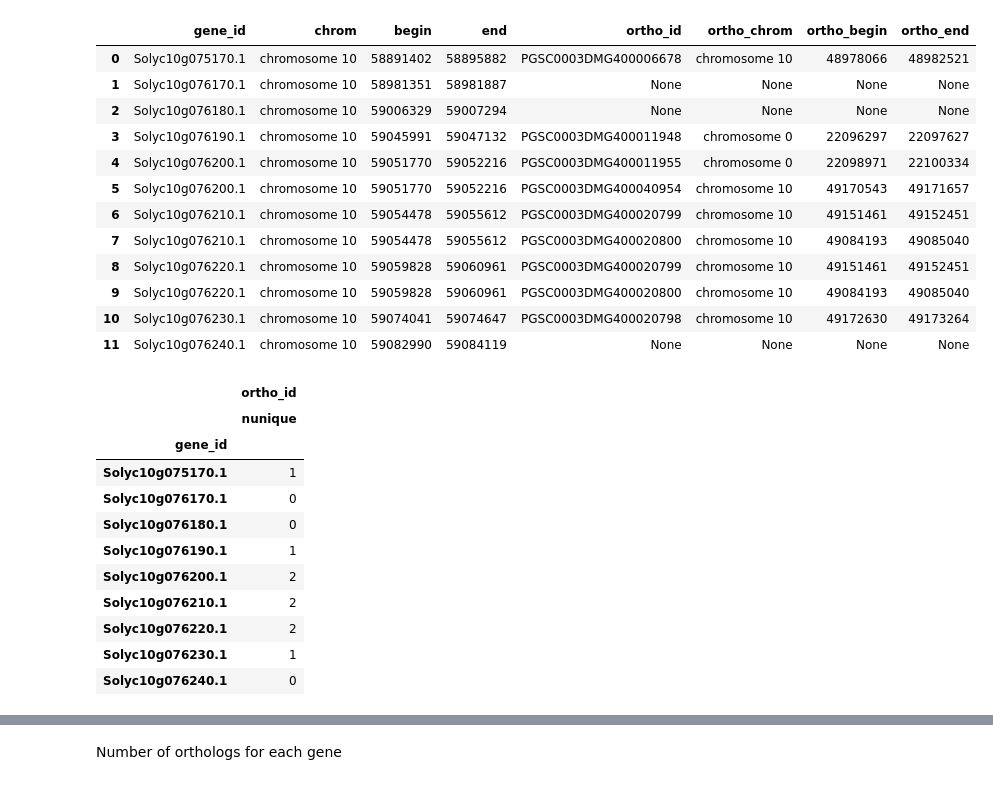
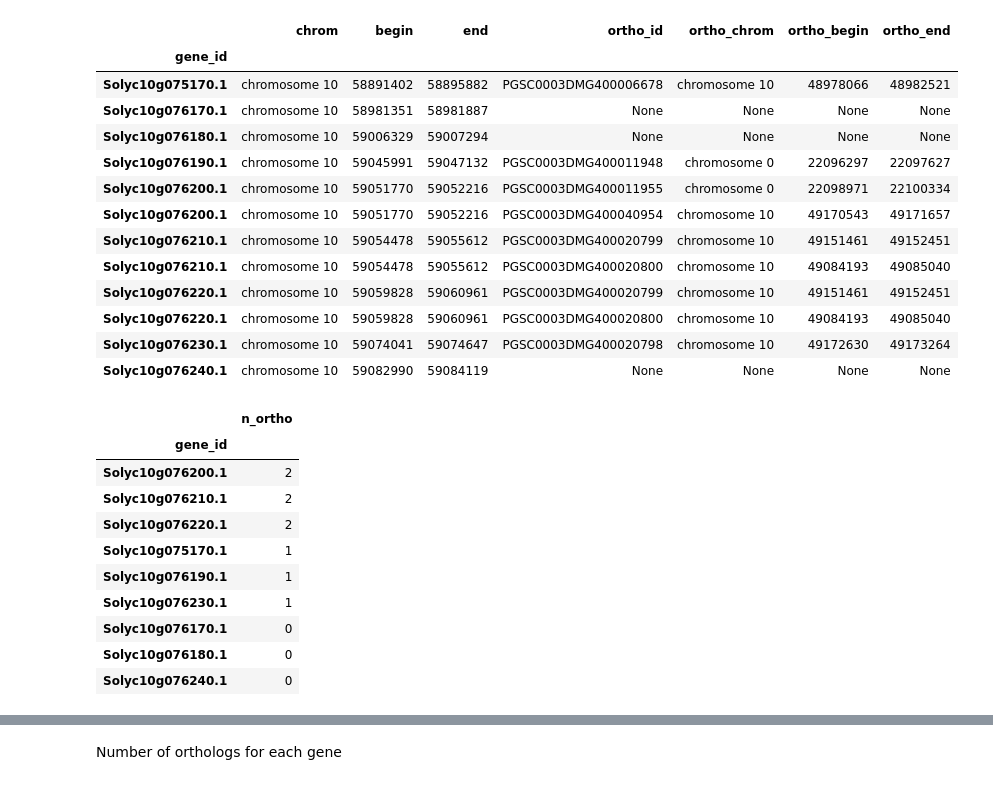
Before and after one commit to candYgene/notebooks, a Jupyter notebook: jupyter/QTL_fruitshape_orthologs.ipynb, the cells around one changed output, grey strips where cells are left out. Saved outputs shown, nothing was run; the diff lists cells and outputs as text; code cells hidden in the pictures.

Commit message:
Clean-up: list candidate genes and their orthologs in tomato/potato.

```diff
--- a/jupyter/QTL_fruitshape_orthologs.ipynb
+++ b/jupyter/QTL_fruitshape_orthologs.ipynb
@@ -54,7 +62,7 @@ genes
 # %%
 # compute QTL interval given the start/end positions of the delineating genes
 pos = pd.concat([genes['begin_pos'], genes['end_pos']]).describe()
-interval = dict(chrom=genes['chrom'].unique()[0],
-                taxon_id=int(genes['taxon_id'].unique()[0]),
-                begin=int(pos['min']),
-                end=int(pos['max']))
+qtl_interval = dict(chrom=genes['chrom'].unique()[0],
+                    taxon_id=int(genes['taxon_id'].unique()[0]),
+                    begin=int(pos['min']),
+                    end=int(pos['max']))
@@ -68,15 +76,15 @@ interval
 # %%
-# retrieve all genes (incl. their coordinates) in the interval
-genes_interval = pd.DataFrame()
+# retrieve all genes in the genomic interval
+all_genes = pd.DataFrame()
 params = {'feature': 'protein_coding_gene',
-          'chrom': interval['chrom'],
-          'graph': 'http://solgenomics.net/genome/Solanum_lycopersicum',
-          'begin': interval['begin'],
-          'end': interval['end']}
+          'chrom': qtl_interval['chrom'],
+          'graph': input_data['tomato']['graph_iri'],
+          'begin': qtl_interval['begin'],
+          'end': qtl_interval['end']}
 try:
     with requests.get(base_url + '/getFeaturesInInterval',
                       params=params,
                       headers=headers) as req:
-        genes_interval = pd.read_csv(io.StringIO(req.text))
+        all_genes = pd.read_csv(io.StringIO(req.text))
 except:
     print('Failed to connect to the Web API!')
@@ -95,0 +91,2 @@ genes_interval
+# %%
+all_genes.set_index('feature_id')
@@ -96,7 +105,7 @@ genes_interval
 # %%
-# get orthologs in potato
+# for each tomato gene retrieve orthologs in potato
 rows = []
-for index, g in genes_interval.iterrows():
+for index, g in all_genes.iterrows():
     try:
         with requests.get(base_url + '/getOrthologs',
                           params={'geneid': "'%s'" % g['feature_id']},
@@ -104,7 +113,7 @@ for index, g in genes_interval.iterrows():
             df = pd.read_csv(io.StringIO(req.text))
             if df.size == 0:
                 rows.append([g['feature_id'], g['chrom'], g['begin_pos'], g['end_pos'],
-                             None, None, None, None])
+                             None, None, None, None]) # ortholog not found
                 continue
             for index, j in df.iterrows():
                 with requests.get(base_url + '/getFeatureLocation',
@@ -112,7 +121,7 @@ for index, g in genes_interval.iterrows():
                     headers=headers) as req:
                     for index, o in pd.read_csv(io.StringIO(req.text)).iterrows():
                         rows.append([g['feature_id'], g['chrom'], g['begin_pos'], g['end_pos'],
-                                          o['feature_id'], o['chrom'], o['begin_pos'], o['end_pos']])
+                                     o['feature_id'], o['chrom'], o['begin_pos'], o['end_pos']])
 
     except:
         print('Failed to connect to the Web API!')
@@ -120,39 +129,42 @@ for index, g in genes_interval.iterrows():
 # %%
 cols = ['gene_id', 'chrom', 'begin', 'end', 'ortho_id', 'ortho_chrom', 'ortho_begin', 'ortho_end']
 orthologs = pd.DataFrame(rows, columns=cols)
 orthologs['ortho_begin'] = orthologs['ortho_begin'].fillna(-1)
 orthologs['ortho_end'] = orthologs['ortho_end'].fillna(-1)
 orthologs['ortho_begin'] = orthologs['ortho_begin'].astype(np.int64)
 orthologs['ortho_end'] = orthologs['ortho_end'].astype(np.int64)
 orthologs = orthologs.replace([-1], [None])
-orthologs
+orthologs.set_index('gene_id')
 # %% [output]
-|  | gene_id | chrom | begin | end | ortho_id | ortho_chrom | ortho_begin | ortho_end |
-| 0 | Solyc10g075170.1 | chromosome 10 | 58891402 | 58895882 | PGSC0003DMG400006678 | chromosome 10 | 48978066 | 48982521 |
-| 1 | Solyc10g076170.1 | chromosome 10 | 58981351 | 58981887 | None | None | None | None |
-| 2 | Solyc10g076180.1 | chromosome 10 | 59006329 | 59007294 | None | None | None | None |
-| 3 | Solyc10g076190.1 | chromosome 10 | 59045991 | 59047132 | PGSC0003DMG400011948 | chromosome 0 | 22096297 | 22097627 |
-| 4 | Solyc10g076200.1 | chromosome 10 | 59051770 | 59052216 | PGSC0003DMG400011955 | chromosome 0 | 22098971 | 22100334 |
-| 5 | Solyc10g076200.1 | chromosome 10 | 59051770 | 59052216 | PGSC0003DMG400040954 | chromosome 10 | 49170543 | 49171657 |
-| 6 | Solyc10g076210.1 | chromosome 10 | 59054478 | 59055612 | PGSC0003DMG400020799 | chromosome 10 | 49151461 | 49152451 |
-| 7 | Solyc10g076210.1 | chromosome 10 | 59054478 | 59055612 | PGSC0003DMG400020800 | chromosome 10 | 49084193 | 49085040 |
-| 8 | Solyc10g076220.1 | chromosome 10 | 59059828 | 59060961 | PGSC0003DMG400020799 | chromosome 10 | 49151461 | 49152451 |
-| 9 | Solyc10g076220.1 | chromosome 10 | 59059828 | 59060961 | PGSC0003DMG400020800 | chromosome 10 | 49084193 | 49085040 |
-| 10 | Solyc10g076230.1 | chromosome 10 | 59074041 | 59074647 | PGSC0003DMG400020798 | chromosome 10 | 49172630 | 49173264 |
-| 11 | Solyc10g076240.1 | chromosome 10 | 59082990 | 59084119 | None | None | None | None |
+|  | chrom | begin | end | ortho_id | ortho_chrom | ortho_begin | ortho_end |
+| gene_id |  |  |  |  |  |  |  |
+| Solyc10g075170.1 | chromosome 10 | 58891402 | 58895882 | PGSC0003DMG400006678 | chromosome 10 | 48978066 | 48982521 |
+| Solyc10g076170.1 | chromosome 10 | 58981351 | 58981887 | None | None | None | None |
+| Solyc10g076180.1 | chromosome 10 | 59006329 | 59007294 | None | None | None | None |
+| Solyc10g076190.1 | chromosome 10 | 59045991 | 59047132 | PGSC0003DMG400011948 | chromosome 0 | 22096297 | 22097627 |
+| Solyc10g076200.1 | chromosome 10 | 59051770 | 59052216 | PGSC0003DMG400011955 | chromosome 0 | 22098971 | 22100334 |
+| Solyc10g076200.1 | chromosome 10 | 59051770 | 59052216 | PGSC0003DMG400040954 | chromosome 10 | 49170543 | 49171657 |
+| Solyc10g076210.1 | chromosome 10 | 59054478 | 59055612 | PGSC0003DMG400020799 | chromosome 10 | 49151461 | 49152451 |
+| Solyc10g076210.1 | chromosome 10 | 59054478 | 59055612 | PGSC0003DMG400020800 | chromosome 10 | 49084193 | 49085040 |
+| Solyc10g076220.1 | chromosome 10 | 59059828 | 59060961 | PGSC0003DMG400020799 | chromosome 10 | 49151461 | 49152451 |
+| Solyc10g076220.1 | chromosome 10 | 59059828 | 59060961 | PGSC0003DMG400020800 | chromosome 10 | 49084193 | 49085040 |
+| Solyc10g076230.1 | chromosome 10 | 59074041 | 59074647 | PGSC0003DMG400020798 | chromosome 10 | 49172630 | 49173264 |
+| Solyc10g076240.1 | chromosome 10 | 59082990 | 59084119 | None | None | None | None |
 # %%
-# show number of orthologs per gene
-display(orthologs.groupby(['gene_id']).agg({'ortho_id':['nunique']}))
+# count orthologs per gene
+display(orthologs.groupby(['gene_id'])['ortho_id']
+        .agg(['count'])
+        .sort_values(['count'], ascending=False)
+        .rename(columns={'count':'n_ortho'}))
 # %% [output]
-|  | ortho_id |
-|  | nunique |
+|  | n_ortho |
 | gene_id |  |
-| Solyc10g075170.1 | 1 |
-| Solyc10g076170.1 | 0 |
-| Solyc10g076180.1 | 0 |
-| Solyc10g076190.1 | 1 |
 | Solyc10g076200.1 | 2 |
 | Solyc10g076210.1 | 2 |
 | Solyc10g076220.1 | 2 |
+| Solyc10g075170.1 | 1 |
+| Solyc10g076190.1 | 1 |
 | Solyc10g076230.1 | 1 |
+| Solyc10g076170.1 | 0 |
+| Solyc10g076180.1 | 0 |
 | Solyc10g076240.1 | 0 |
```
Also changed, not shown: parts of 30 cells of this notebook.
